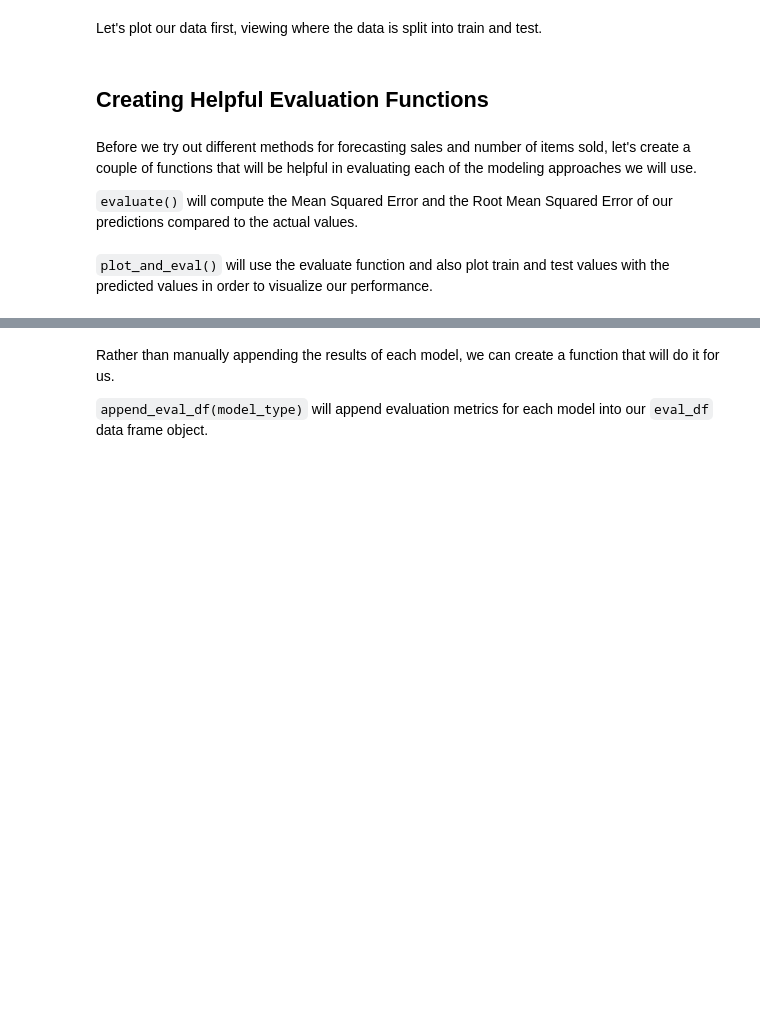
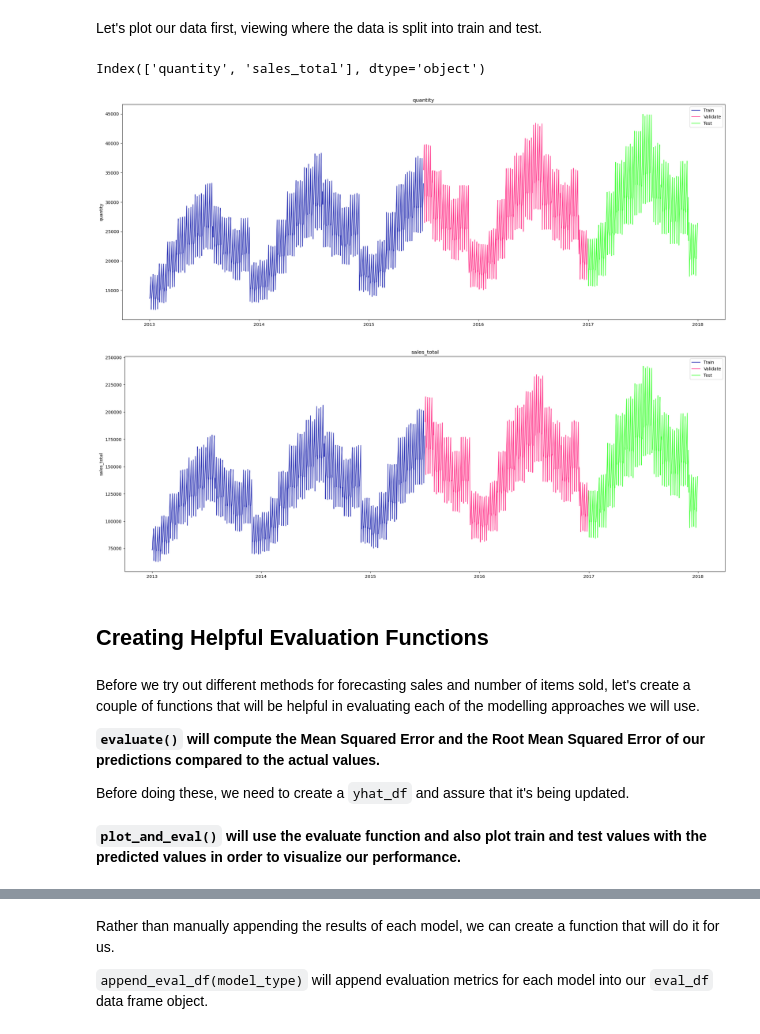
Before and after one commit to MagdalenaRahn/time-series-exercises, a Jupyter notebook: time_series_modeling_lesson.ipynb, the cells around one changed output, grey strips where cells are left out. Cells and saved outputs as stored; diff of their text form; code cells hidden in the pictures; blank space fills up the shorter version.

```diff
--- a/time_series_modeling_lesson.ipynb
+++ b/time_series_modeling_lesson.ipynb
@@ -101,3 +102,8 @@ df.head()
+# %%
+df = acquire_store()
+# preparing shop
+
+df = p.grocery_sales_datetime(df)
 # %% [markdown]
 Let's take a look at some of the details of our data:
 # %%
@@ -180,21 +276,31 @@ pd.concat([test.tail(1), df_resampled.tail(1)])
 Let's plot our data first, viewing where the data is split into train and test.
 # %%
 train.columns
+# %% [output]
+Index(['quantity', 'sales_total'], dtype='object')
 # %%
-for col in train.columns:
-    plt.figure(figsize=(14,8))
-    plt.plot(train[col], color='#377eb8', label = 'Train')
-    plt.plot(validate[col], color='#ff7f00', label = 'Validate')
-    plt.plot(test[col], color='#4daf4a', label = 'Test')
+for col in train.columns :
+
+    plt.figure(figsize = (25,9))
+
+    plt.plot(train[col], color = '#373eb8', label = 'Train')
+    plt.plot(validate[col], color = '#ff3f90', label = 'Validate')
+    plt.plot(test[col], color = '#4dff42', label = 'Test')
+
     plt.legend()
     plt.ylabel(col)
     plt.title(col)
     plt.show()
+# %% [output]
+[figure, added]
+[figure, added]
 # %% [markdown]
 ## Creating Helpful Evaluation Functions
 # %% [markdown]
-Before we try out different methods for forecasting sales and number of items sold, let's create a couple of functions that will be helpful in evaluating each of the modeling approaches we will use.
+Before we try out different methods for forecasting sales and number of items sold, let's create a couple of functions that will be helpful in evaluating each of the modelling approaches we will use.
 
-`evaluate()` will compute the Mean Squared Error and the Root Mean Squared Error of our predictions compared to the actual values.
+**`evaluate()` will compute the Mean Squared Error and the Root Mean Squared Error of our predictions compared to the actual values.**
+
+Before doing these, we need to create a `yhat_df` and assure that it's being updated.
 # %%
 def evaluate(target_var):
@@ -207,6 +315,6 @@ def evaluate(target_var):
     rmse = round(sqrt(mean_squared_error(validate[target_var], yhat_df[target_var])), 0)
     return rmse
 # %% [markdown]
-`plot_and_eval()` will use the evaluate function and also plot train and test values with the predicted values in order to visualize our performance.
+**`plot_and_eval()` will use the evaluate function and also plot train and test values with the predicted values in order to visualize our performance.**
 # %%
 def plot_and_eval(target_var):
```
Also changed, not shown: parts of 120 cells of this notebook, 4 other files.
